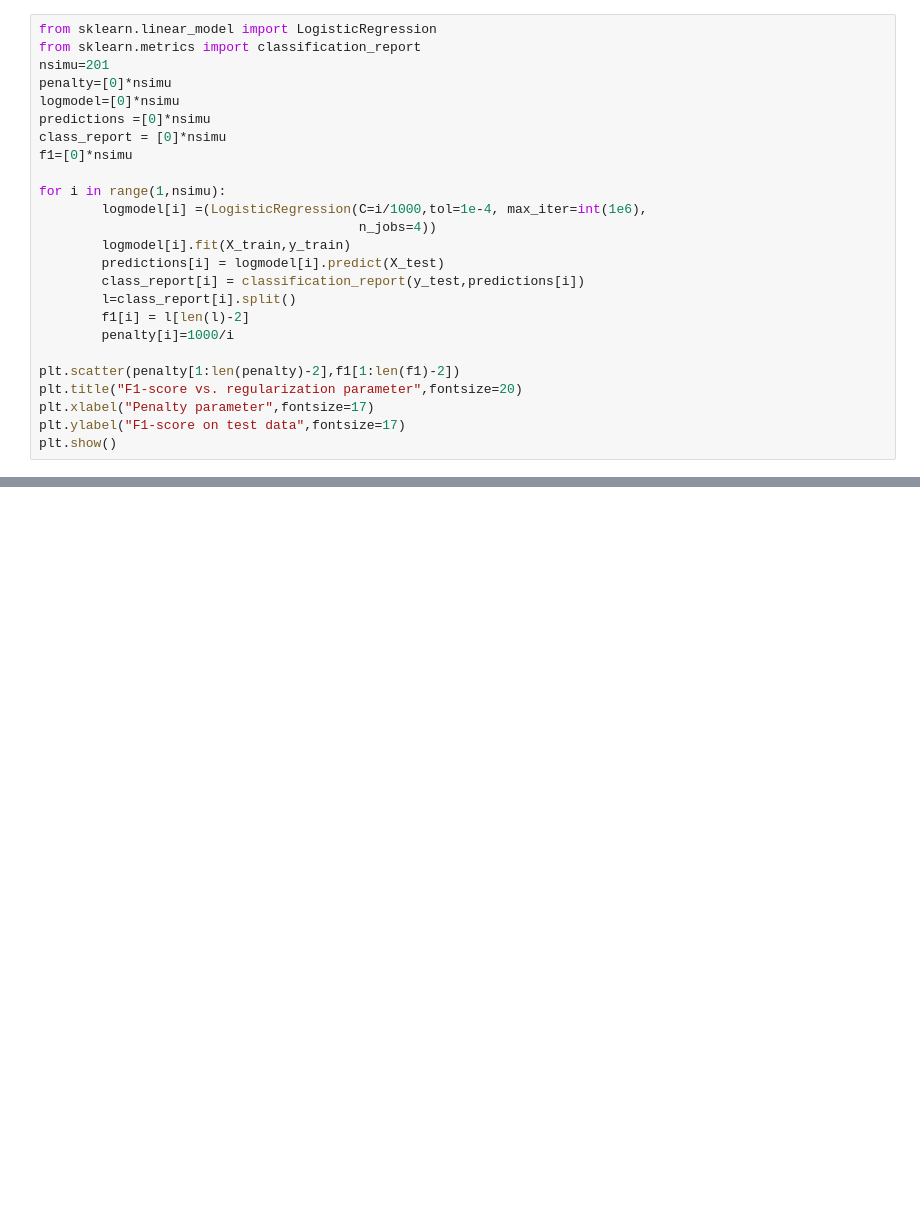
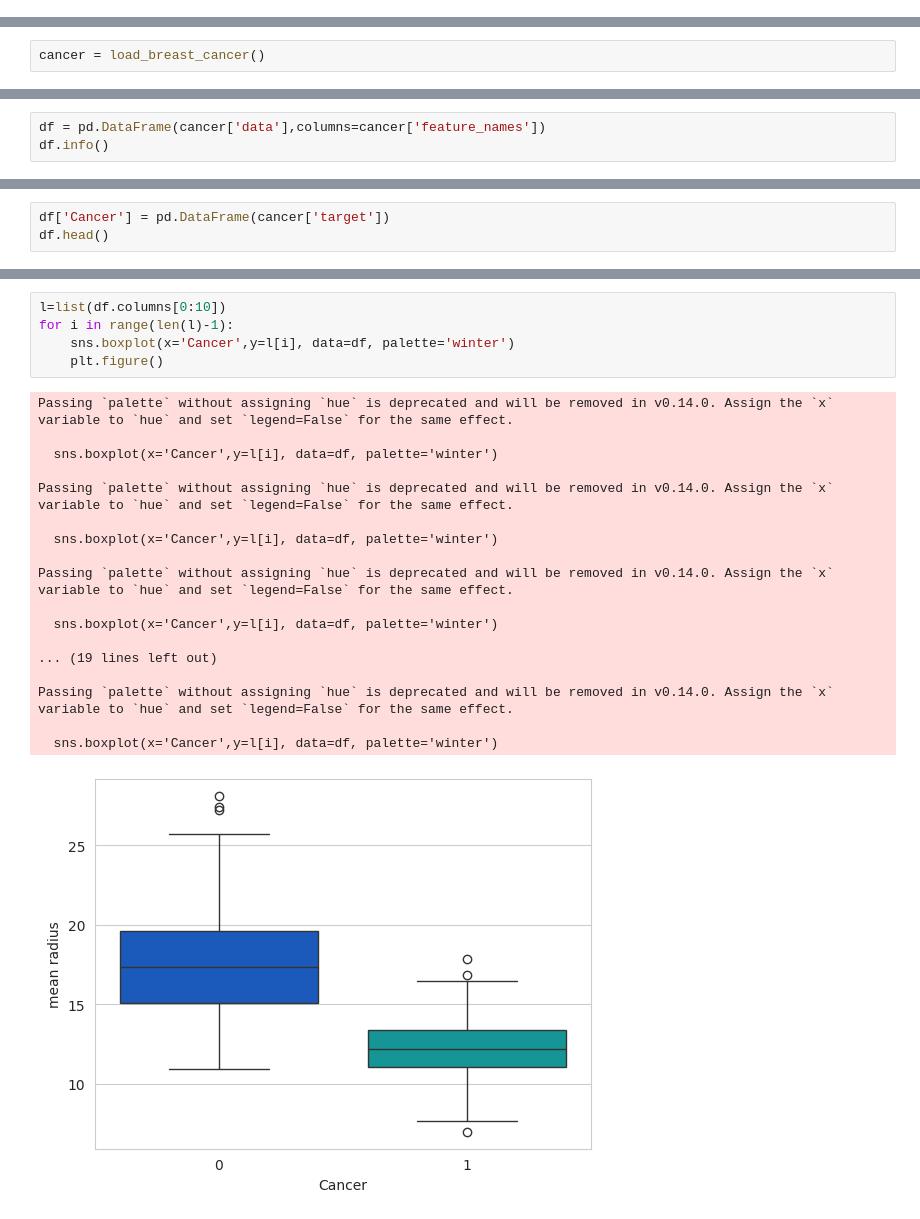
Before and after one commit to Savasiswetha/batch-30, a Jupyter notebook: lab7.ipynb, the cells around one changed output, grey strips where cells are left out. Cells and saved outputs as stored; diff of their text form; blank space fills up the shorter version.

```diff
--- a/lab7.ipynb
+++ b/lab7.ipynb
@@ -194,25 +0,0 @@ X_train, X_test, y_train, y_test = train_test_split(
-# %%
-from sklearn.linear_model import LogisticRegression
-from sklearn.metrics import classification_report
-nsimu=201
-penalty=[0]*nsimu
-logmodel=[0]*nsimu
-predictions =[0]*nsimu
-class_report = [0]*nsimu
-f1=[0]*nsimu
-
-for i in range(1,nsimu):
-        logmodel[i] =(LogisticRegression(C=i/1000,tol=1e-4, max_iter=int(1e6),
-                                         n_jobs=4))
-        logmodel[i].fit(X_train,y_train)
-        predictions[i] = logmodel[i].predict(X_test)
-        class_report[i] = classification_report(y_test,predictions[i])
-        l=class_report[i].split()
-        f1[i] = l[len(l)-2]
-        penalty[i]=1000/i
-
-plt.scatter(penalty[1:len(penalty)-2],f1[1:len(f1)-2])
-plt.title("F1-score vs. regularization parameter",fontsize=20)
-plt.xlabel("Penalty parameter",fontsize=17)
-plt.ylabel("F1-score on test data",fontsize=17)
-plt.show()
@@ -220,0 +11,2 @@ ValueError: could not convert string to float: 'female'
+# %%
+cancer = load_breast_cancer()
@@ -220,0 +50,3 @@ ValueError: could not convert string to float: 'female'
+# %%
+df = pd.DataFrame(cancer['data'],columns=cancer['feature_names'])
+df.info()
@@ -220,0 +109,3 @@ ValueError: could not convert string to float: 'female'
+# %%
+df['Cancer'] = pd.DataFrame(cancer['target'])
+df.head()
@@ -220,0 +129,24 @@ ValueError: could not convert string to float: 'female'
+# %%
+l=list(df.columns[0:10])
+for i in range(len(l)-1):
+    sns.boxplot(x='Cancer',y=l[i], data=df, palette='winter')
+    plt.figure()
+# %% [output]
+Passing `palette` without assigning `hue` is deprecated and will be removed in v0.14.0. Assign the `x` variable to `hue` and set `legend=False` for the same effect.
+
+  sns.boxplot(x='Cancer',y=l[i], data=df, palette='winter')
+
+Passing `palette` without assigning `hue` is deprecated and will be removed in v0.14.0. Assign the `x` variable to `hue` and set `legend=False` for the same effect.
+
+  sns.boxplot(x='Cancer',y=l[i], data=df, palette='winter')
+
+Passing `palette` without assigning `hue` is deprecated and will be removed in v0.14.0. Assign the `x` variable to `hue` and set `legend=False` for the same effect.
+
+  sns.boxplot(x='Cancer',y=l[i], data=df, palette='winter')
+
+... (19 lines left out)
+
+Passing `palette` without assigning `hue` is deprecated and will be removed in v0.14.0. Assign the `x` variable to `hue` and set `legend=False` for the same effect.
+
+  sns.boxplot(x='Cancer',y=l[i], data=df, palette='winter')
+[figure, added]
```
Also changed, not shown: parts of 56 cells of this notebook.
